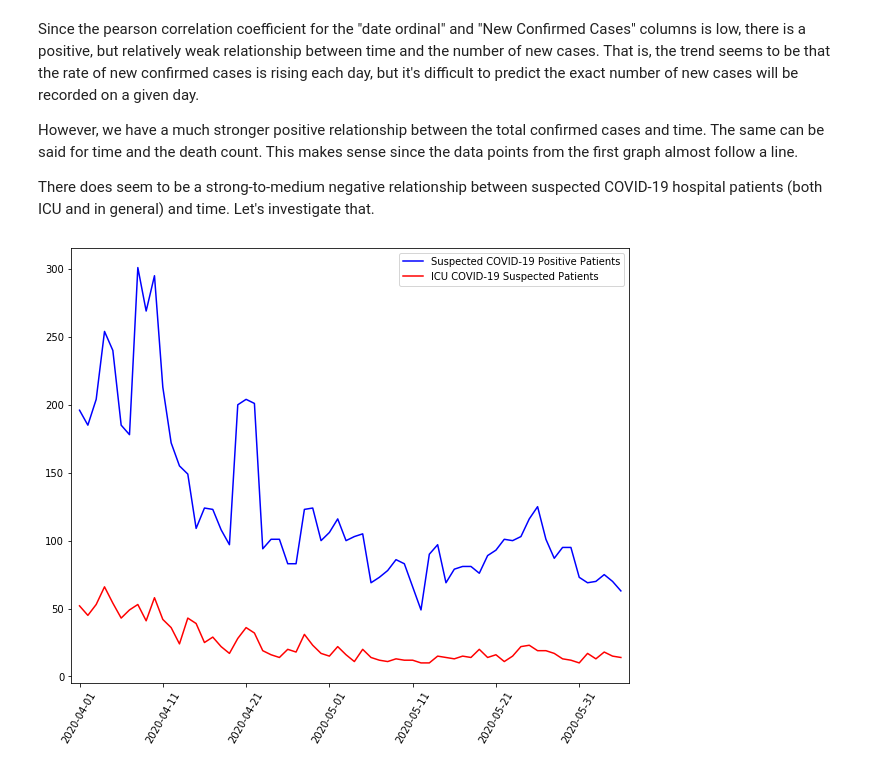
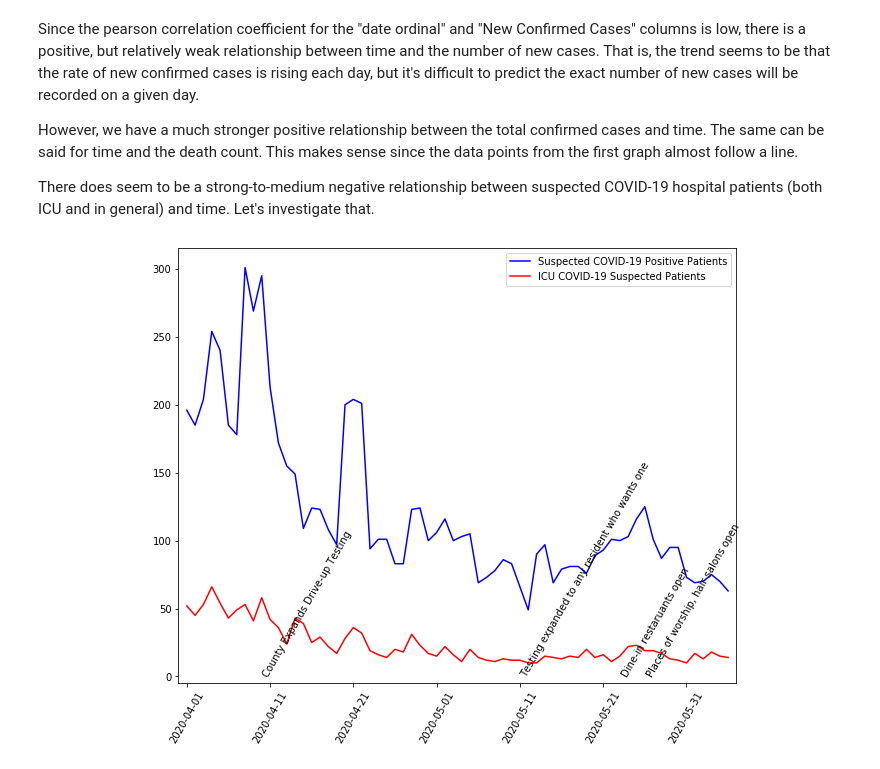
Before and after one commit to SarahEGood/covid19-SB, a Jupyter notebook: San_Bernardino_COVID-19_Data.ipynb, the cells around one changed output. Cells and saved outputs as stored; diff of their text form; code cells hidden in the pictures.

Commit message:
feat: Added labels to suspected covid cases graph

```diff
--- a/San_Bernardino_COVID-19_Data.ipynb
+++ b/San_Bernardino_COVID-19_Data.ipynb
@@ -154,31 +154,35 @@ There does seem to be a strong-to-medium negative relationship between suspected
 # %%
 plt.figure(figsize=(10,8))
 ax = plt.subplot()
 
 x = df_sb['date_ordinal']
 y1 = df_sb['Suspected COVID-19 Positive Patients']
 y2 = df_sb['ICU COVID-19 Suspected Patients']
 
 plt.plot(x, y1, color='blue')
 plt.plot(x, y2, color='red')
 
 # Formatting
 ax.set_xlim(df_sb['date_ordinal'].min() - 1, df_sb['date_ordinal'].max() + 1)
 
 # Make x-tick labels
 x_ticks = []
 i = 0
 for item in df_sb['date_ordinal']:
     if i % 10 == 0:
         x_ticks.append(item)
     i += 1
 
 ax.set_xticks(x_ticks)
 new_labels = [dt.date.fromordinal(int(item)) for item in ax.get_xticks()]
 
 ax.set_xticklabels(new_labels, rotation=60)
 
+# Inserting Significant Date Labels
+for entry in sig_dates:
+    plt.annotate(entry[1], xy=(entry[0], 0,), rotation=60)
+
 plt.legend(['Suspected COVID-19 Positive Patients', 'ICU COVID-19 Suspected Patients'])
 plt.show()
 # %% [output]
-[figure, old version]
+[figure, new version]
```
